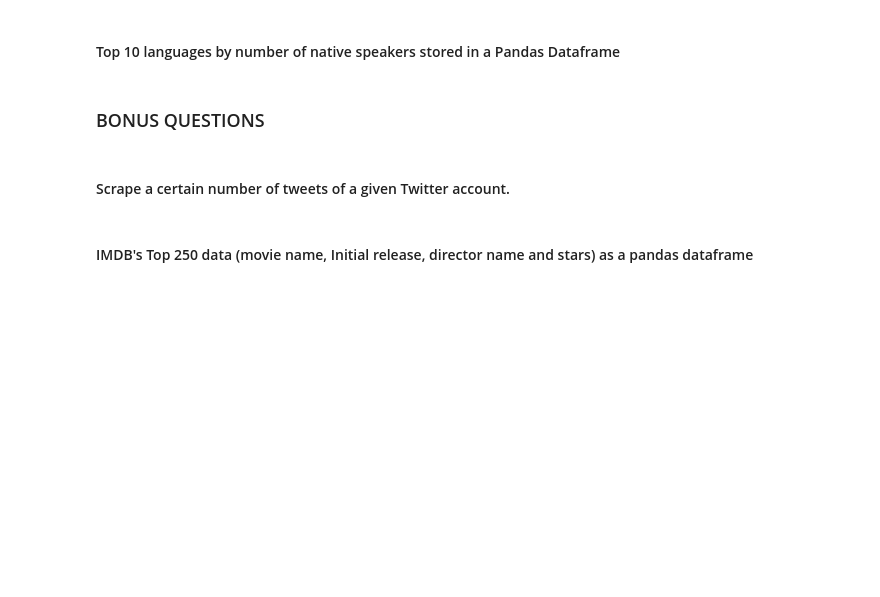
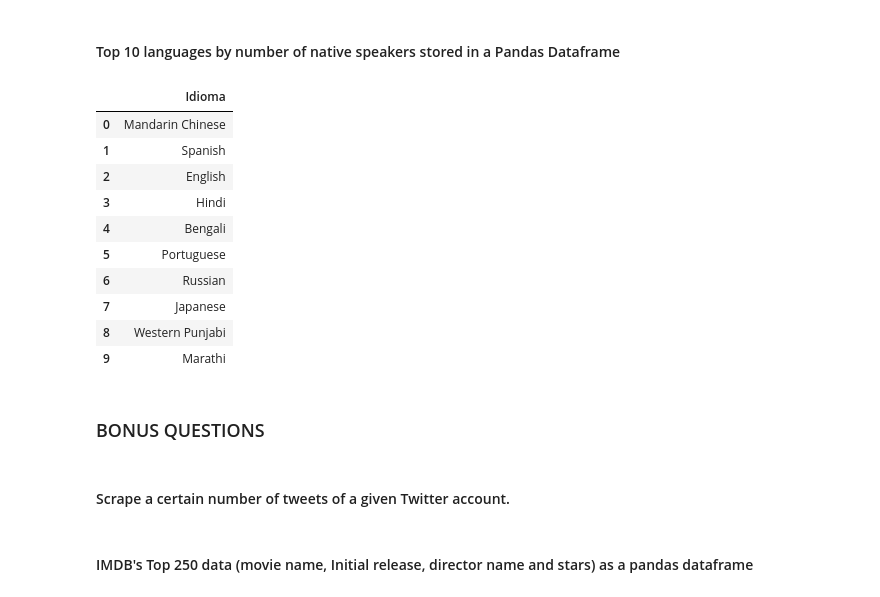
Before and after one commit to alejofloreso/lab-web-scrapping, a Jupyter notebook: your-code/main.ipynb, the cells around one changed output. Saved outputs shown, nothing was run; the diff lists cells and outputs as text; code cells hidden in the pictures; blank space fills up the shorter version.

```diff
--- a/your-code/main.ipynb
+++ b/your-code/main.ipynb
@@ -322,3 +433,24 @@ url = 'https://en.wikipedia.org/wiki/List_of_languages_by_number_of_native_speak
+# %%
+#your code
+html = requests.get(url).content
+soup = BeautifulSoup(html, 'lxml')
+top10 = soup.find('table', {'class':'sortable'})
+registros = top10.find_all('tr')
+top10_clean = [registro.find('a').text for registro in registros [1:]][:10]
+top10_clean_pd = pd.DataFrame(top10_clean, columns=['Idioma'])
+top10_clean_pd
+# %% [output]
+|  | Idioma |
+| 0 | Mandarin Chinese |
+| 1 | Spanish |
+| 2 | English |
+| 3 | Hindi |
+| 4 | Bengali |
+| 5 | Portuguese |
+| 6 | Russian |
+| 7 | Japanese |
+| 8 | Western Punjabi |
+| 9 | Marathi |
 # %% [markdown]
 ### BONUS QUESTIONS
 # %% [markdown]
```
Also changed, not shown: parts of 11 cells of this notebook.
